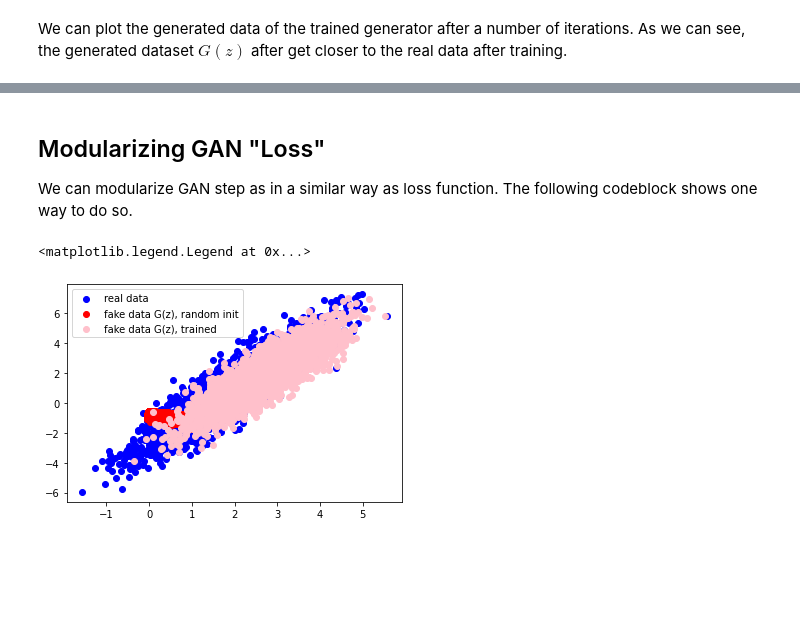
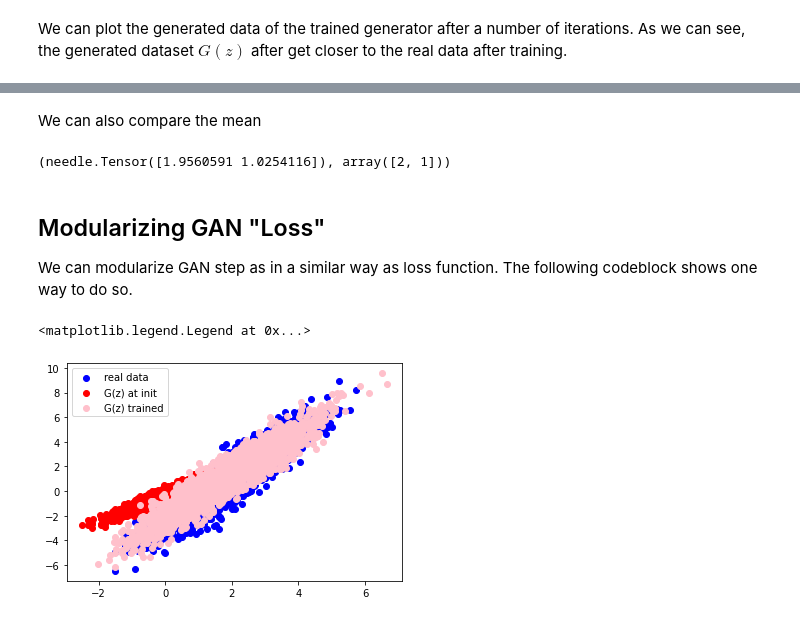
Before and after one commit to dlsys10714/notebooks, a Jupyter notebook: 22_generative_adversarial_networks_implementation.ipynb, the cells around one changed output, grey strips where cells are left out. Drawn from its saved outputs; the diff is of its cells as text; code cells hidden in the pictures; blank space fills up the shorter version.

```diff
--- a/22_generative_adversarial_networks_implementation.ipynb
+++ b/22_generative_adversarial_networks_implementation.ipynb
@@ -230,3 +263,9 @@ plt.legend()
+# %% [markdown]
+We can also compare the mean
+# %%
+gmu, mu
+# %% [output]
+(needle.Tensor([1.9560591 1.0254116]), array([2, 1]))
 # %% [markdown]
 ## Modularizing GAN "Loss"
 
@@ -253,33 +297,40 @@ class GANLoss:
 # %%
-model_D = nn.Sequential(nn.Linear(2, 20),
-                        nn.ReLU(),
-                        nn.Linear(20, 10),
-                        nn.ReLU(),
-                        nn.Linear(10, 2))
-gan_loss = GANLoss(model_D, ndl.optim.Adam(model_D.parameters(), lr=0.01))
+model_G = nn.Sequential(nn.Linear(2, 2))
+opt_G = ndl.optim.Adam(model_G.parameters(), lr = 0.01)
 
-model_G = nn.Sequential(nn.Linear(2, 2))
-opt_G = ndl.optim.Adam(model_G.parameters(), lr=0.01)
+model_D = nn.Sequential(
+    nn.Linear(2, 20),
+    nn.ReLU(),
+    nn.Linear(20, 10),
+    nn.ReLU(),
+    nn.Linear(10, 2)
+)
+opt_D = ndl.optim.Adam(model_D.parameters(), lr=0.01)
+gan_loss = GANLoss(model_D, opt_D)
 
-def train_gan(num_epoch=1000, batch_size=32):
-    for epoch in range(num_epoch):
+
+def train_gan(data, batch_size, num_epochs):
+    assert data.shape[0] % batch_size == 0
+    for epoch in range(num_epochs):
         begin = (batch_size * epoch) % data.shape[0]
-        end = begin + batch_size
-        X = data[begin:end, :]
-        Z = ndl.Tensor(np.random.normal(0.0, 1, (batch_size, 2)))
+        X = data[begin: begin+batch_size, :]
+        Z = np.random.normal(0, 1, (batch_size, 2))
         X = ndl.Tensor(X)
+        Z = ndl.Tensor(Z)
         fake_X = model_G(Z)
-        loss = gan_loss.updateD_and_compute_G_loss(fake_X, X)
+        loss = gan_loss.forward(fake_X, X)
         loss.backward()
         opt_G.step()
 
-train_gan(2000, 32)
+train_gan(data, 32, 2000)
 # %%
-fake_data_trained = sample_G(model_G, num_sample)
-plt.scatter(data[:, 0], data[:,1], color="blue", label="real data")
-plt.scatter(fake_data_init[:, 0], fake_data_init[:, 1], color="red", label="fake data G(z), random init")
-plt.scatter(fake_data_trained[:, 0], fake_data_trained[:, 1], color="pink", label="fake data G(z), trained")
+fake_data_trained = sample_G(model_G, 3200)
+
+plt.scatter(data[:,0], data[:,1], color="blue", label="real data")
+plt.scatter(fake_data_init[:,0], fake_data_init[:,1], color="red", label="G(z) at init")
+plt.scatter(fake_data_trained[:,0], fake_data_trained[:,1], color="pink", label="G(z) trained")
+
 plt.legend()
 # %% [output]
 <matplotlib.legend.Legend at 0x...>
-[figure, old version]
+[figure, new version]
```
Also changed, not shown: parts of 20 cells of this notebook.
